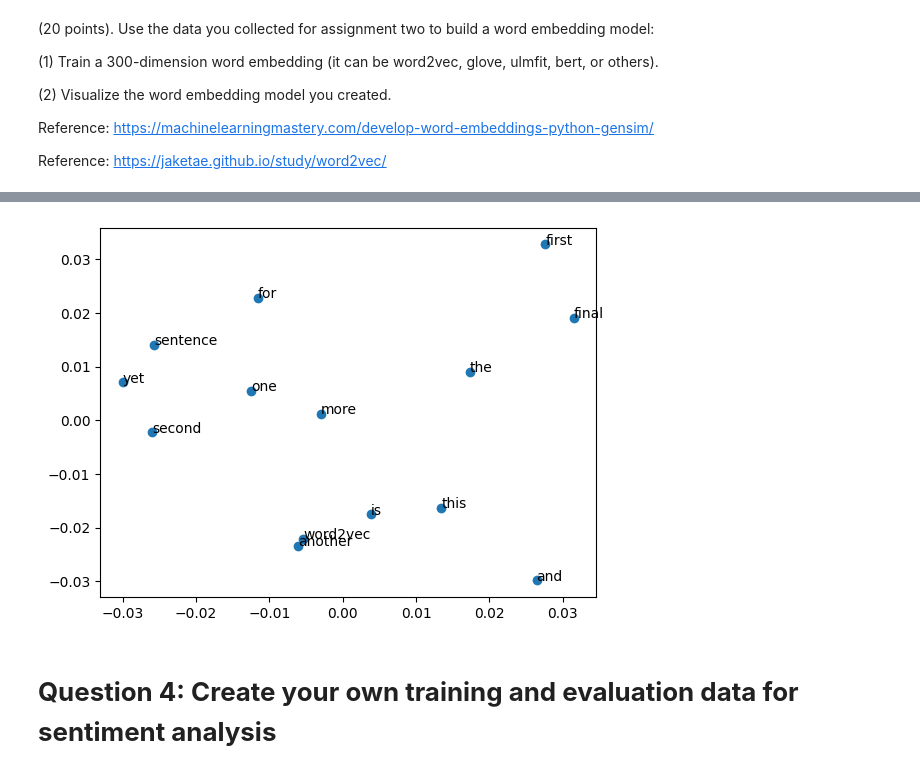
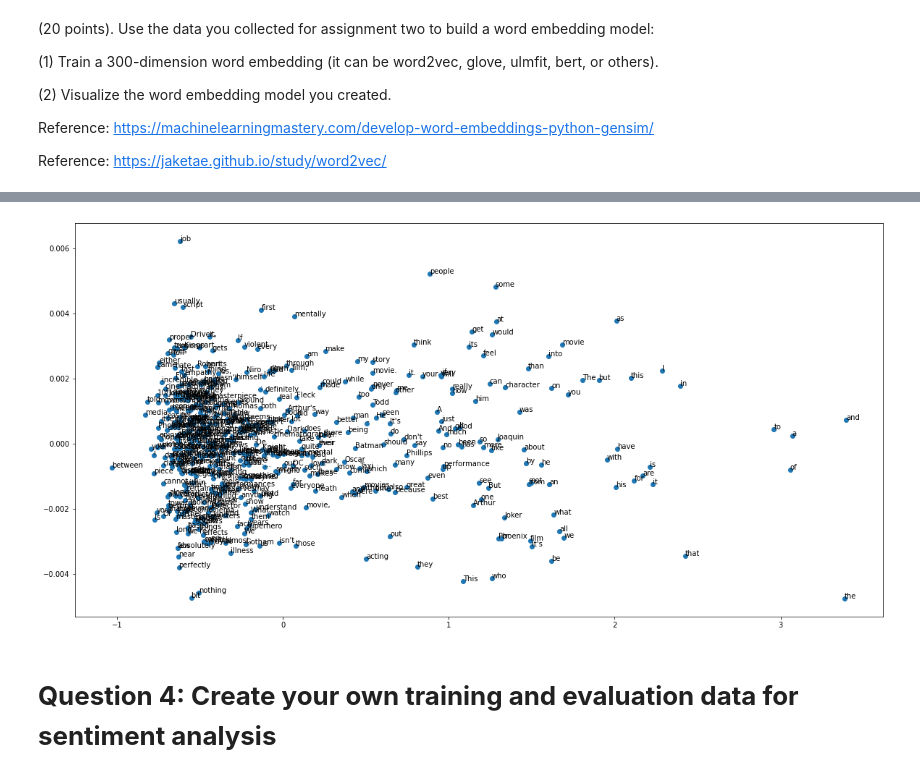
Before and after one commit to sravika-reddy12/Sravika-Reddy_INFO5731_Spring2023, a Jupyter notebook: Assignment Three.ipynb, the cells around one changed output, grey strips where cells are left out. Saved outputs shown, nothing was run; the diff lists cells and outputs as text; code cells hidden in the pictures.

```diff
--- a/Assignment Three.ipynb
+++ b/Assignment Three.ipynb
@@ -258,6 +419,0 @@ print(model.wv['sentence'])
-# %%
-# save model
-model.save('model.bin')
-# load model
-new_model = Word2Vec.load('model.bin')
-print(new_model)
@@ -265,0 +497,12 @@ Word2Vec<vocab=14, vector_size=100, alpha=0.025>
+# %%
+l2 = []
+#for statement
+for j in df.index:
+    y1 = str(df["Review"][j]).split()
+    l2.append(y1)
+# %%
+#gensim.models
+from gensim.models import Word2Vec
+mod2 = Word2Vec(l2, size = 300)
+#printing statement
+print(mod2)
@@ -266,18 +533,24 @@ Word2Vec<vocab=14, vector_size=100, alpha=0.025>
+# %%
+# fit a 2d PCA model to the vectors
+from sklearn.decomposition import PCA
+#decomposition
+X = mod2[mod2.wv.vocab]
+p = PCA(n_components=2)
+res = p.fit_transform(X)
 # %%
-# Visualize embeddings using PCA
-from sklearn.decomposition import PCA
+# create a scatter plot of the projection
 import matplotlib.pyplot as plt
-
-X = model.wv[model.wv.index_to_key]
-pca = PCA(n_components=2)
-result = pca.fit_transform(X)
-plt.scatter(result[:, 0], result[:, 1])
-words = list(model.wv.index_to_key)
-for i, word in enumerate(words):
-  plt.annotate(word, xy=(result[i, 0], result[i, 1]))
+#matplot
+plt.figure (figsize = (20,10))
+plt.scatter(res[:, 0], res[:, 1])
+#word
+word = list(mod2.wv.vocab)
+#for loop
+for i, w in enumerate(word):
+	plt.annotate(w, xy=(res[i, 0], res[i, 1]))
 plt.show()
 # %% [output]
-[figure, old version]
+[figure, new version]
 # %% [markdown]
 # **Question 4: Create your own training and evaluation data for sentiment analysis**
 # %% [markdown]
```
Also changed, not shown: parts of 39 cells of this notebook.
